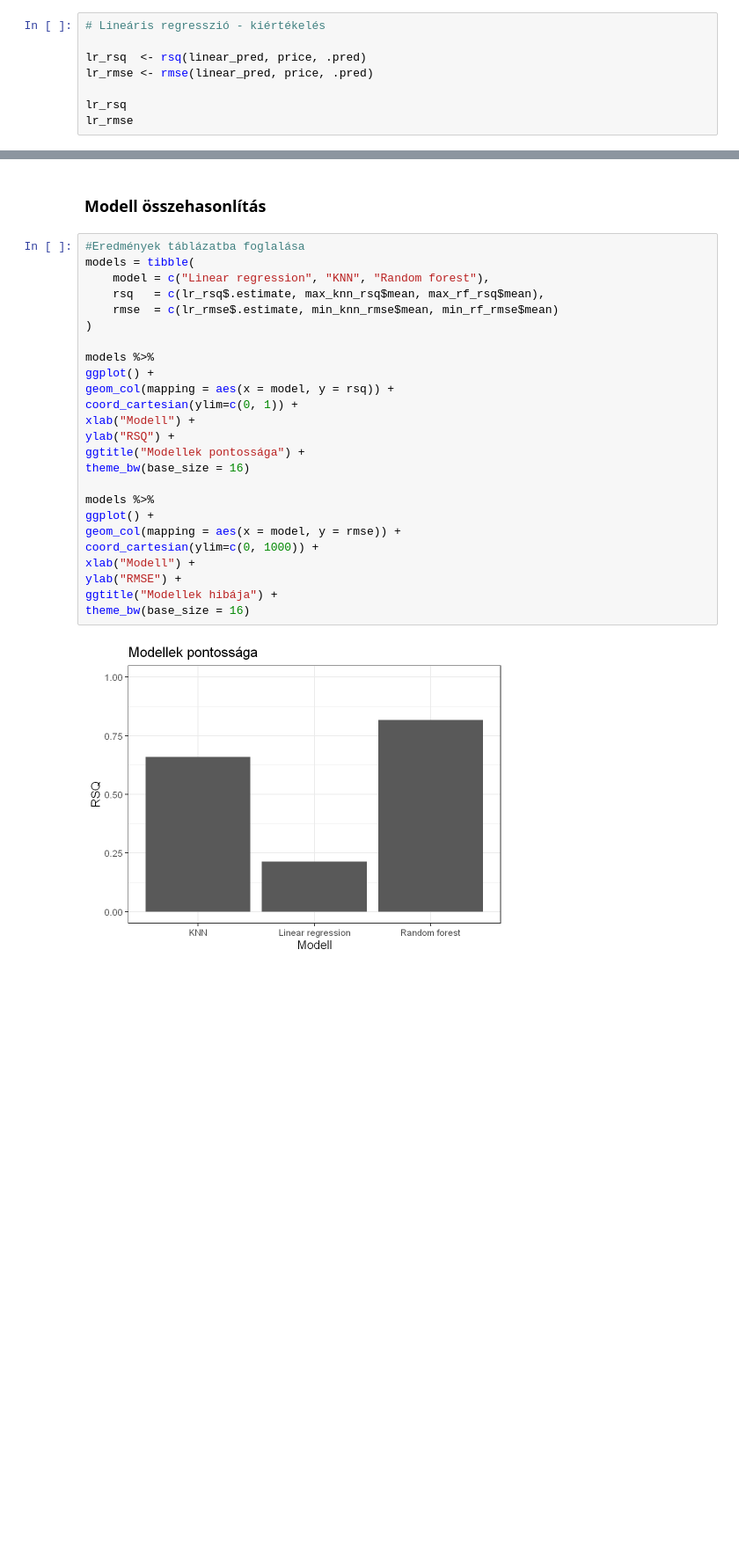
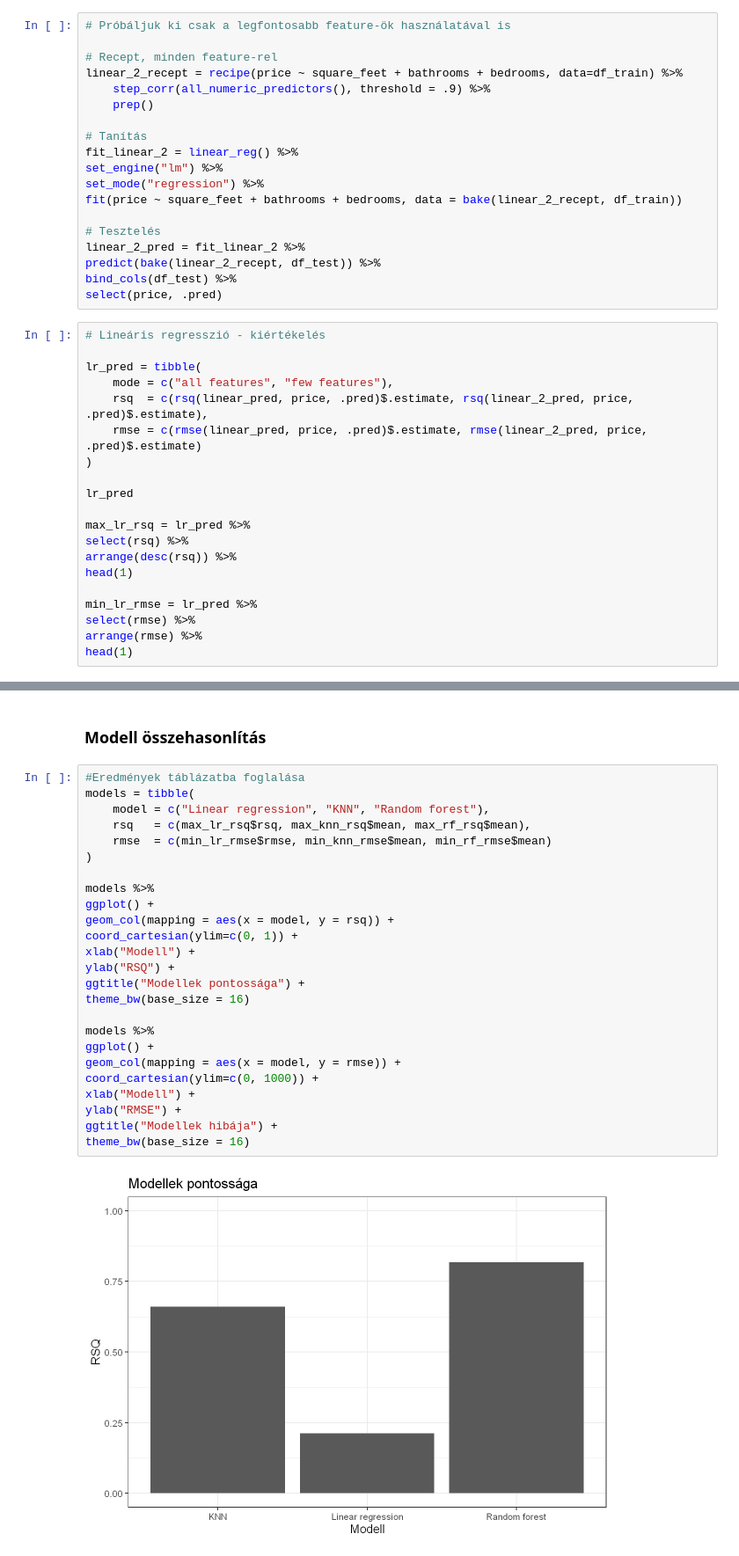
Before and after one commit to N0-0BIE/EX9BLV_ABTG, a Jupyter notebook: code/project.ipynb, the cells around one changed output, grey strips where cells are left out. Shown at 88% size. Saved outputs shown, nothing was run; the diff lists cells and outputs as text; blank space fills up the shorter version.

```diff
--- a/code/project.ipynb
+++ b/code/project.ipynb
@@ -588,12 +563,43 @@ linear_pred = fit_linear %>%
 predict(bake(linear_recept, df_test)) %>%
 bind_cols(df_test) %>%
 select(price, .pred)
+# %%
+# Próbáljuk ki csak a legfontosabb feature-ök használatával is
+
+# Recept, minden feature-rel
+linear_2_recept = recipe(price ~ square_feet + bathrooms + bedrooms, data=df_train) %>%
+    step_corr(all_numeric_predictors(), threshold = .9) %>%
+    prep()
+
+# Tanítás
+fit_linear_2 = linear_reg() %>%
+set_engine("lm") %>%
+set_mode("regression") %>%
+fit(price ~ square_feet + bathrooms + bedrooms, data = bake(linear_2_recept, df_train))
+
+# Tesztelés
+linear_2_pred = fit_linear_2 %>%
+predict(bake(linear_2_recept, df_test)) %>%
+bind_cols(df_test) %>%
+select(price, .pred)
 # %%
 # Lineáris regresszió - kiértékelés
 
-lr_rsq  <- rsq(linear_pred, price, .pred)
-lr_rmse <- rmse(linear_pred, price, .pred)
+lr_pred = tibble(
+    mode = c("all features", "few features"),
+    rsq  = c(rsq(linear_pred, price, .pred)$.estimate, rsq(linear_2_pred, price, .pred)$.estimate),
+    rmse = c(rmse(linear_pred, price, .pred)$.estimate, rmse(linear_2_pred, price, .pred)$.estimate)
+)
 
-lr_rsq
-lr_rmse
+lr_pred
+
+max_lr_rsq = lr_pred %>%
+select(rsq) %>%
+arrange(desc(rsq)) %>%
+head(1)
+
+min_lr_rmse = lr_pred %>%
+select(rmse) %>%
+arrange(rmse) %>%
+head(1)
 # %% [output]
@@ -765,27 +777,27 @@ theme_bw(base_size = 16)
 # %%
 #Eredmények táblázatba foglalása
 models = tibble(
     model = c("Linear regression", "KNN", "Random forest"),
-    rsq   = c(lr_rsq$.estimate, max_knn_rsq$mean, max_rf_rsq$mean),
-    rmse  = c(lr_rmse$.estimate, min_knn_rmse$mean, min_rf_rmse$mean)
+    rsq   = c(max_lr_rsq$rsq, max_knn_rsq$mean, max_rf_rsq$mean),
+    rmse  = c(min_lr_rmse$rmse, min_knn_rmse$mean, min_rf_rmse$mean)
 )
 
 models %>%
 ggplot() +
 geom_col(mapping = aes(x = model, y = rsq)) +
 coord_cartesian(ylim=c(0, 1)) +
 xlab("Modell") +
 ylab("RSQ") +
 ggtitle("Modellek pontossága") +
 theme_bw(base_size = 16)
 
 models %>%
 ggplot() +
 geom_col(mapping = aes(x = model, y = rmse)) +
 coord_cartesian(ylim=c(0, 1000)) +
 xlab("Modell") +
 ylab("RMSE") +
 ggtitle("Modellek hibája") +
 theme_bw(base_size = 16)
 # %% [output]
-[figure, old version]
+[figure, new version]
```
Also changed, not shown: parts of 41 cells of this notebook.
